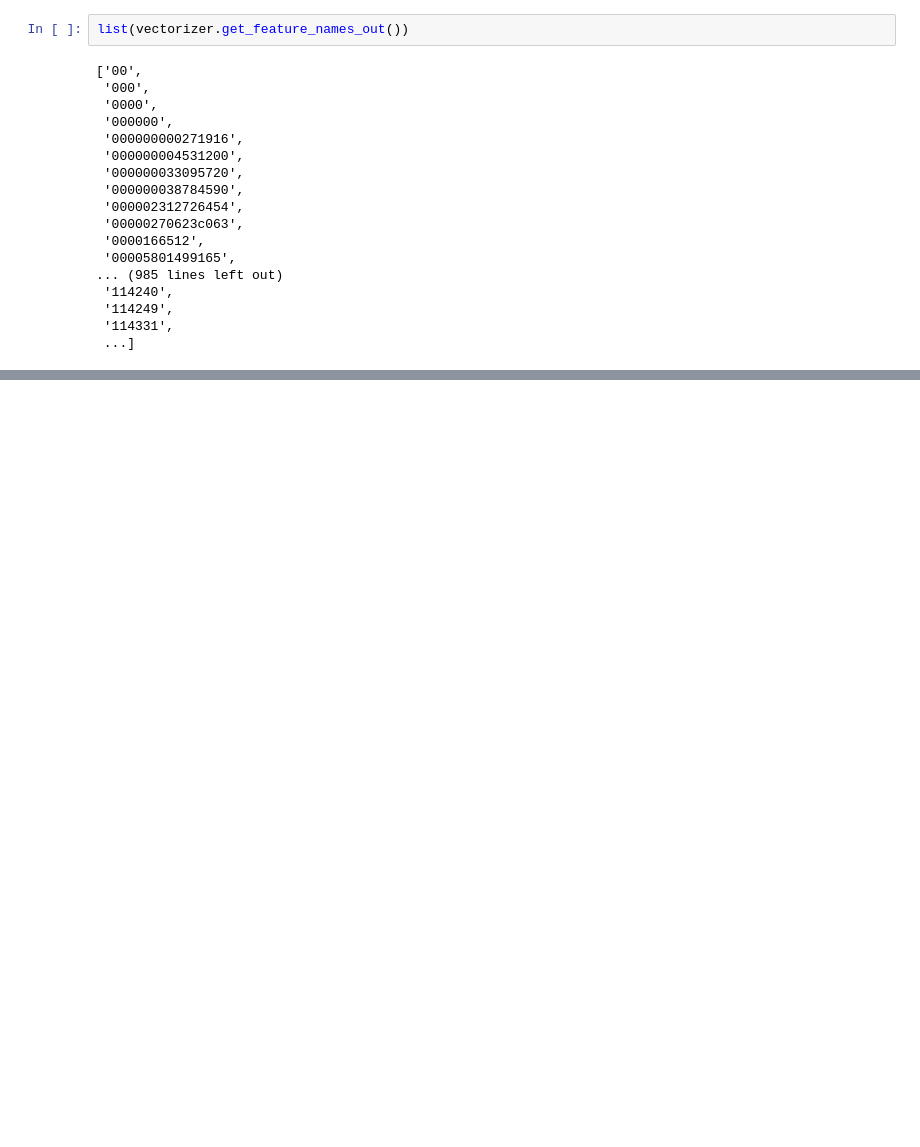
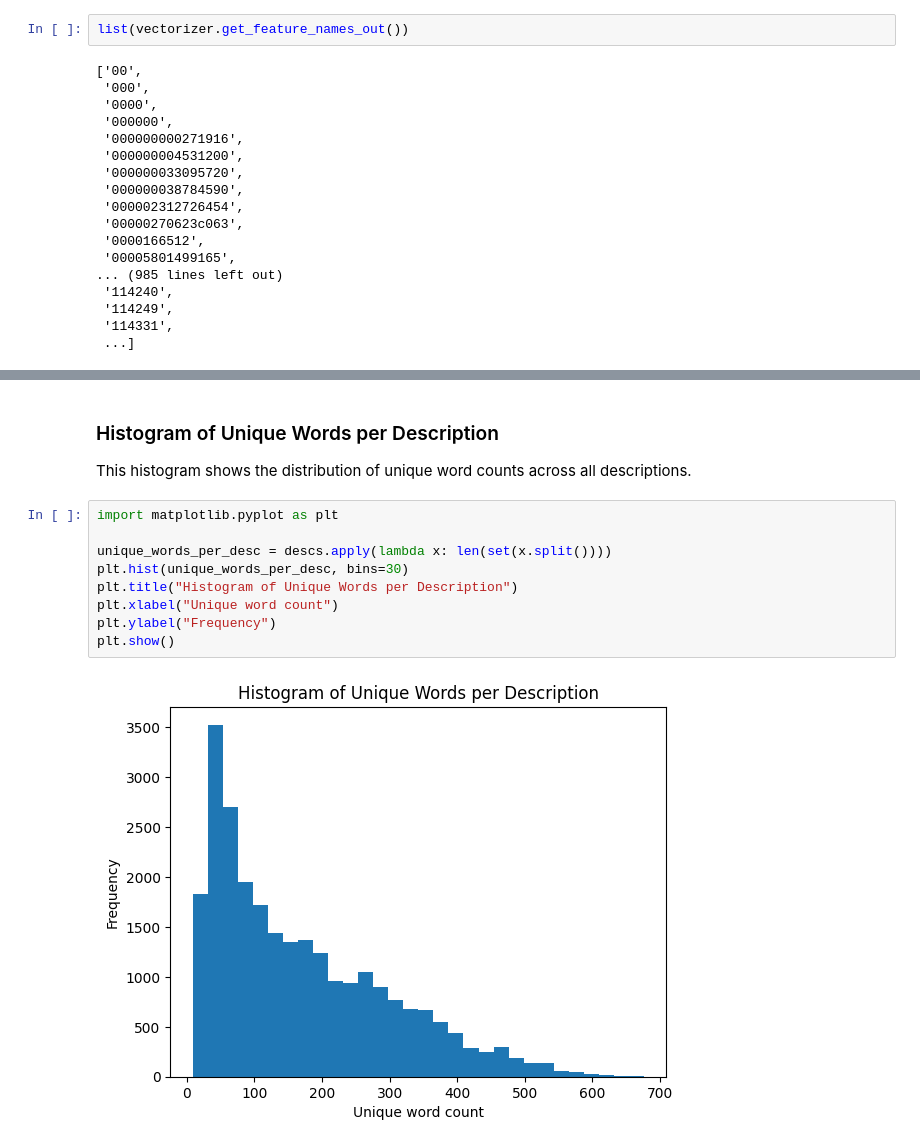
Before and after one commit to Advanced-Data-Mining/Otomoto_data_mining, a Jupyter notebook: analysis.ipynb, the cells around one changed output, grey strips where cells are left out. Cells and saved outputs as stored; diff of their text form; blank space fills up the shorter version.

```diff
--- a/analysis.ipynb
+++ b/analysis.ipynb
@@ -236,0 +345,14 @@ list(vectorizer.get_feature_names_out())
+# %% [markdown]
+### Histogram of Unique Words per Description
+This histogram shows the distribution of unique word counts across all descriptions.
+# %%
+import matplotlib.pyplot as plt
+
+unique_words_per_desc = descs.apply(lambda x: len(set(x.split())))
+plt.hist(unique_words_per_desc, bins=30)
+plt.title("Histogram of Unique Words per Description")
+plt.xlabel("Unique word count")
+plt.ylabel("Frequency")
+plt.show()
+# %% [output]
+[figure, added]
```
Also changed, not shown: parts of 20 cells of this notebook, 1 other file.
